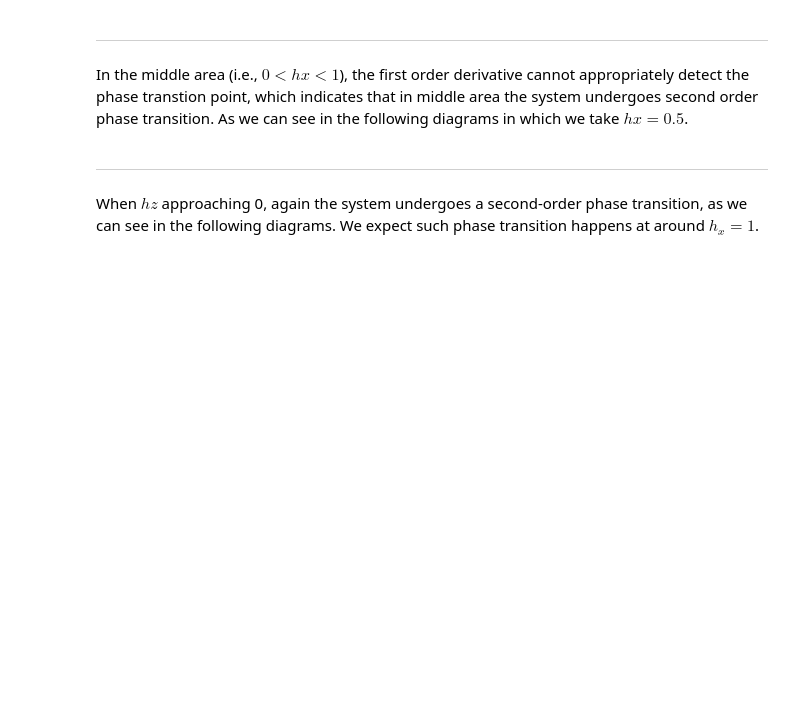
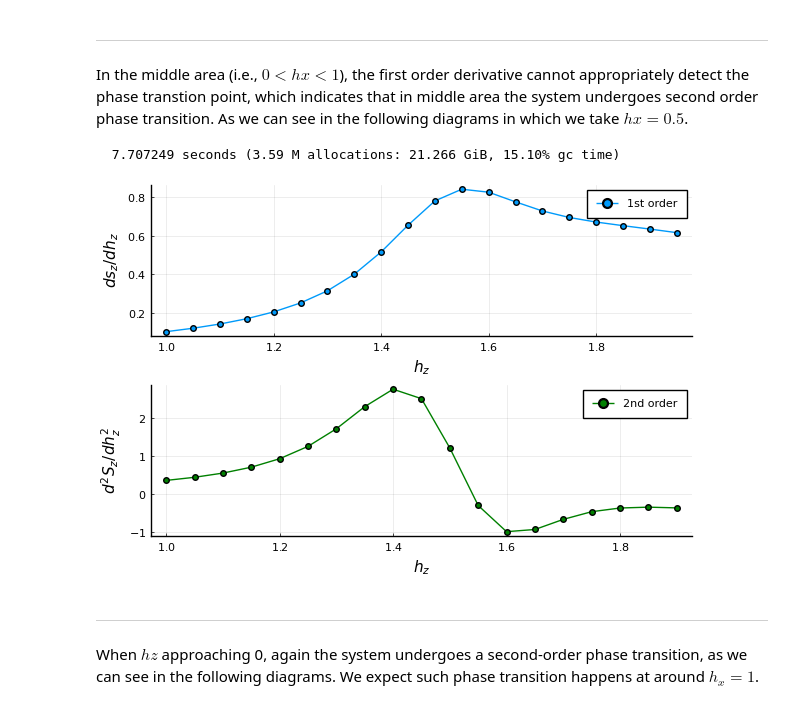
Before and after one commit to coolgas/QuantumIsing, a Jupyter notebook: review_note.ipynb, the cells around one changed output. Cells and saved outputs as stored; diff of their text form; code cells hidden in the pictures; blank space fills up the shorter version.

```diff
--- a/review_note.ipynb
+++ b/review_note.ipynb
@@ -61,25 +62,28 @@ p2
 In the middle area (i.e., $0<hx<1$), the first order derivative cannot appropriately detect the phase transtion point, which indicates that in middle area the system undergoes second order phase transition. As we can see in the following diagrams in which we take $hx=0.5$.
 # %%
 hs2 = 1:0.05:2
-p2 = plot(layout=grid(2,1, heights=[0.5,0.5]), xlab="hz")
+p2 = plot(layout=grid(2,1, heights=[0.5,0.5]), xlab=L"$h_z$")
 M2 = zeros(length(hs2))
 
 @time for (i, h) in enumerate(hs2)
     vals, vecs = generate_eigs(N=14, hx=0.5, hz=h)
     groundstate = @view vecs[:,1]
     M2[i] = magnetization(groundstate, z=true)
     # println(M)
 end
 
 # Taking the first derivative
 h, deri = derivative(x=hs2, y=M2);
 # Taking the second derivative
 h1, deri1 = derivative(x=h, y=deri)
 
-plot!(p2[1], h, deri, marker=:circle, label="1st order", ylab="dSz/dhz");
-plot!(p2[2], h1, deri1, marker=:circle, label="2nd order", ylab="d^Sz/dhz^2", color=:green);
+plot!(p2[1], h, deri, marker=:circle, label="1st order", ylab=L"$ds_z/dh_z$");
+plot!(p2[2], h1, deri1, marker=:circle, label="2nd order", ylab=L"$d^{2}S_z/dh_{z}^{2}$", color=:green);
 
 p2
+# %% [output]
+  7.707249 seconds (3.59 M allocations: 21.266 GiB, 15.10% gc time)
+[figure, added]
 # %% [markdown]
 <hr style="border:1.5px solid gray"> </hr>
 When $hz$ approaching 0, again the system undergoes a second-order phase transition, as we can see in the following diagrams. We expect such phase transition happens at around $h_x=1$.
```
Also changed, not shown: parts of 4 cells of this notebook.
